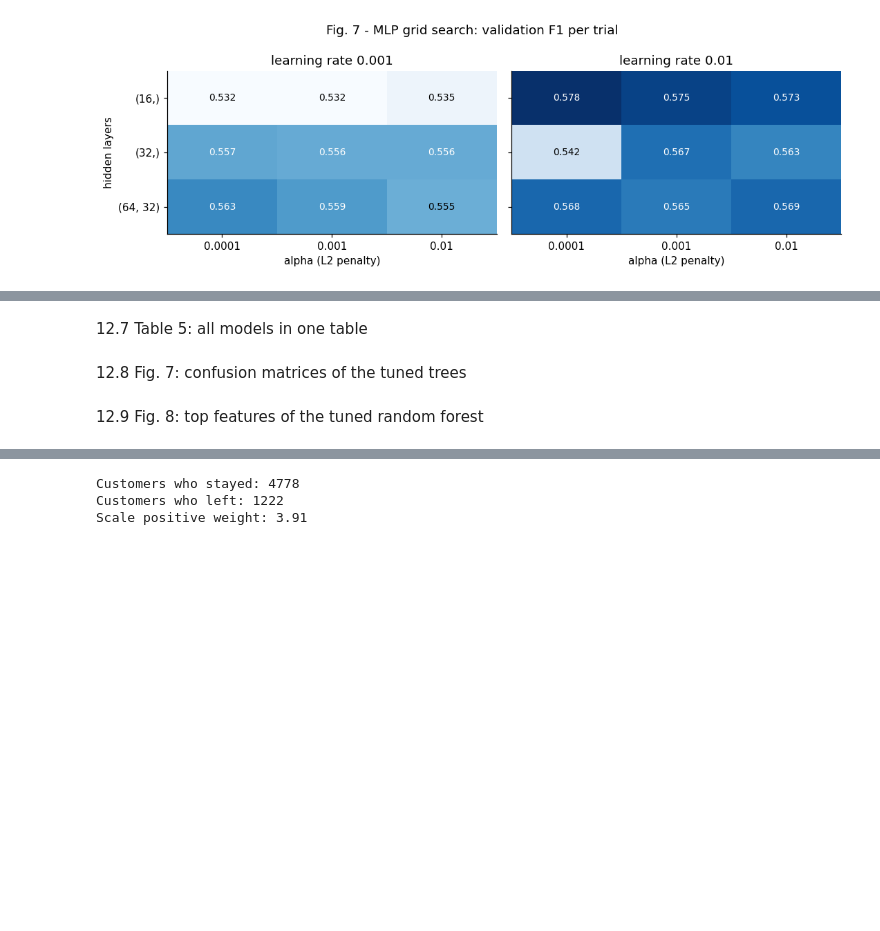
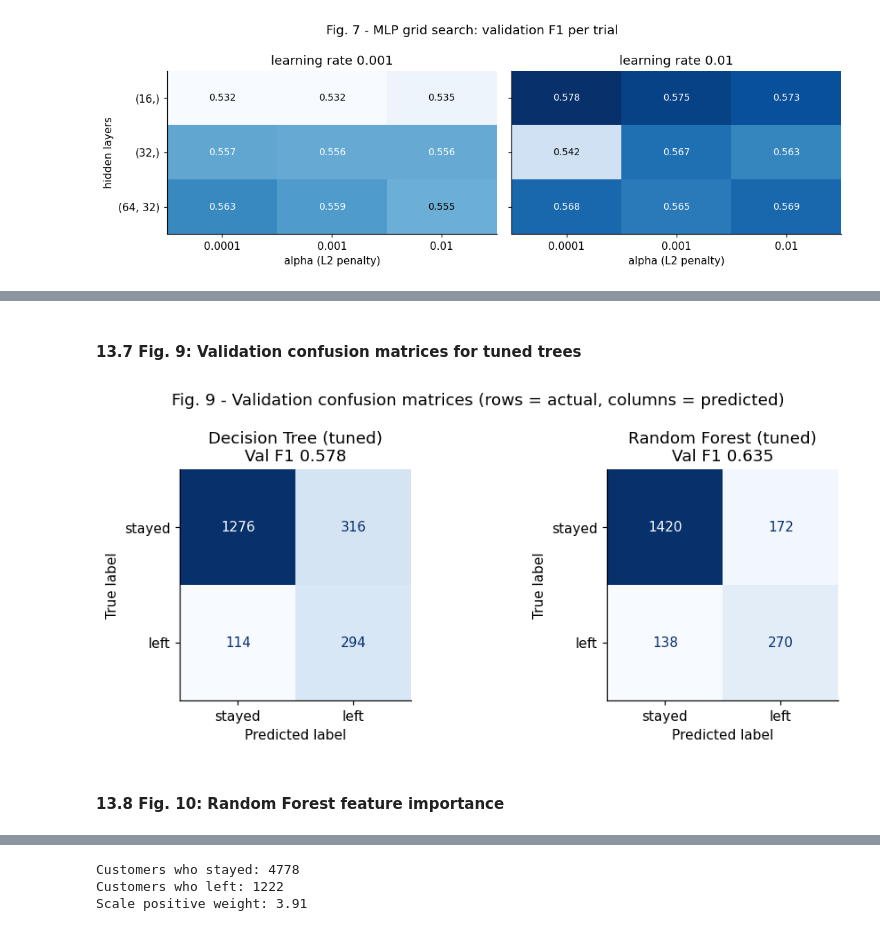
Before and after one commit to isabelletrudeau/DS3000-group6, a Jupyter notebook: DS3000_Bank_Churn_Group6.ipynb, the cells around one changed output, grey strips where cells are left out. Cells and saved outputs as stored; diff of their text form; code cells hidden in the pictures; blank space fills up the shorter version.

```diff
--- a/DS3000_Bank_Churn_Group6.ipynb
+++ b/DS3000_Bank_Churn_Group6.ipynb
@@ -1027,2 +1173,0 @@ results_trees = pd.DataFrame(tree_rows).set_index("Model")     # model name beco
-# %% [markdown]
-12.7 Table 5: all models in one table
@@ -1044,17 +1174,19 @@ combined.style.format(fmt)                                     # last line of th
 # %% [markdown]
-12.8 Fig. 7: confusion matrices of the tuned trees
+#### 13.7 Fig. 9: Validation confusion matrices for tuned trees
 # %%
 
 fig, axes = plt.subplots(1, 2, figsize=(9, 3.8))
 for ax, name in zip(axes, fitted_trees):                       # one plot per tuned tree model
     # 2x2 table of right/wrong guesses: true validation answers vs this model's predictions
     ConfusionMatrixDisplay.from_predictions(y_val, fitted_trees[name].predict(X_val), ax=ax,
                                             display_labels=["stayed", "left"], colorbar=False, cmap="Blues")
     ax.set_title(f"{name}\nVal F1 {results_trees.loc[name, 'Val F1']:.3f}"); ax.grid(False)
-fig.suptitle("Fig. 7 - Validation confusion matrices (rows = actual, columns = predicted)")
-plt.tight_layout(); plt.savefig(FIG_DIR / "fig7_tree_confusion.png", bbox_inches="tight")
+fig.suptitle("Fig. 9 - Validation confusion matrices (rows = actual, columns = predicted)")
+plt.tight_layout(); plt.savefig(FIG_DIR / "fig9_tree_confusion.png", bbox_inches="tight")
+# %% [output]
+[figure, added]
 # %% [markdown]
-12.9 Fig. 8: top features of the tuned random forest
+#### 13.8 Fig. 10: Random Forest feature importance
 # %%
 
 rf_pipe = fitted_trees["Random Forest (tuned)"]
```
Also changed, not shown: parts of 54 cells of this notebook.
